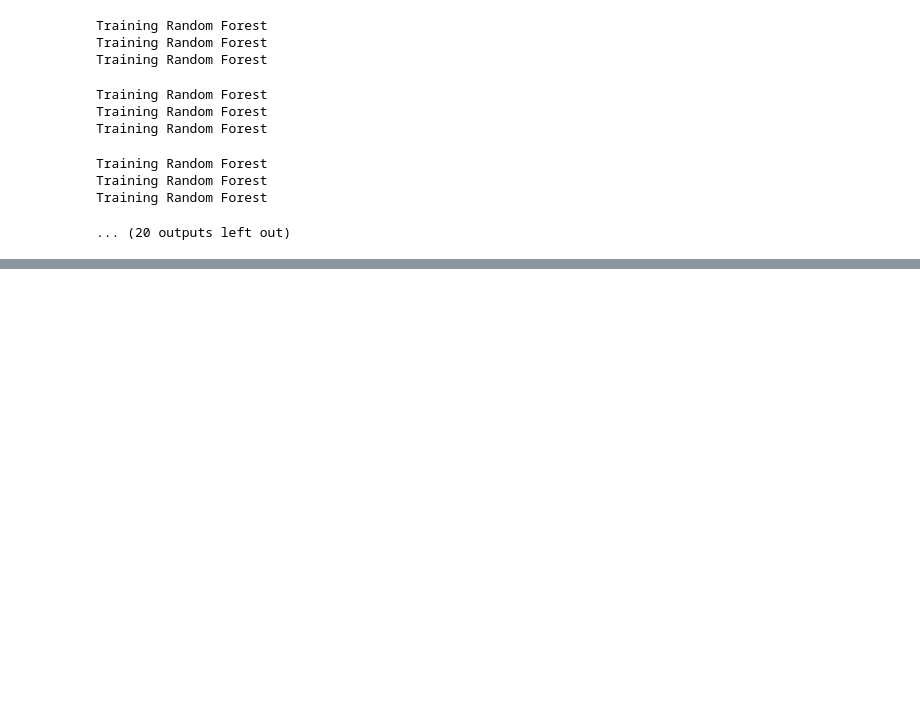
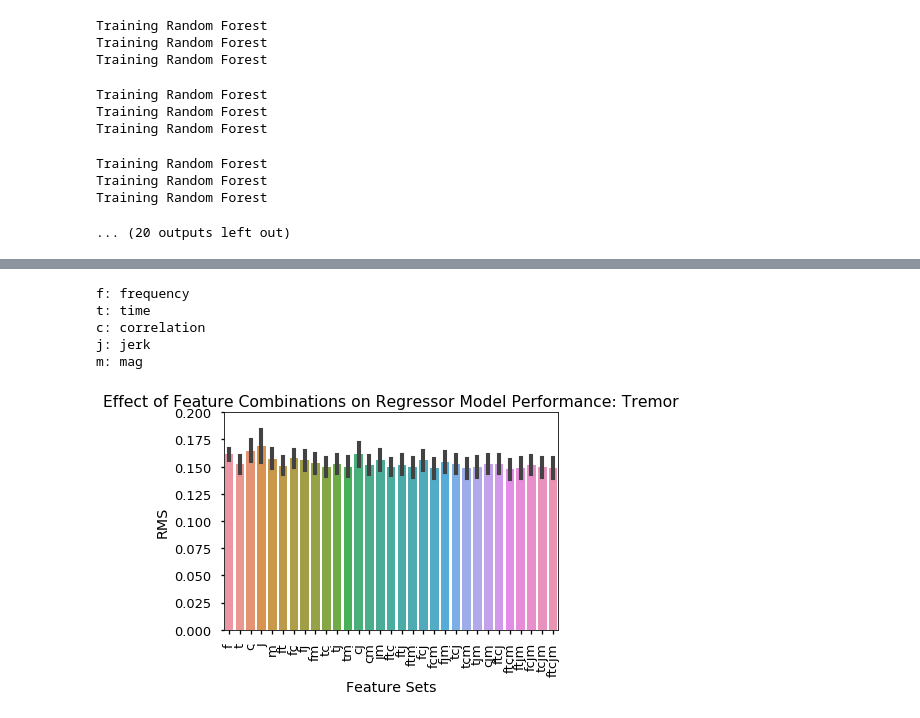
Before and after one commit to sanjeev-tv/CIS-PD, a Jupyter notebook: FeaturesAnalysis.ipynb, the cells around one changed output, grey strips where cells are left out. Drawn from its saved outputs; the diff is of its cells as text; code cells hidden in the pictures; blank space fills up the shorter version.

```diff
--- a/FeaturesAnalysis.ipynb
+++ b/FeaturesAnalysis.ipynb
@@ -1125,0 +430,9 @@ Training Random Forest
+# %%
+barplotFeatures(results,'Tremor','Regressor')
+# %% [output]
+f: frequency
+t: time
+c: correlation
+j: jerk
+m: mag
+[figure, added]
```
Also changed, not shown: parts of 52 cells of this notebook.
